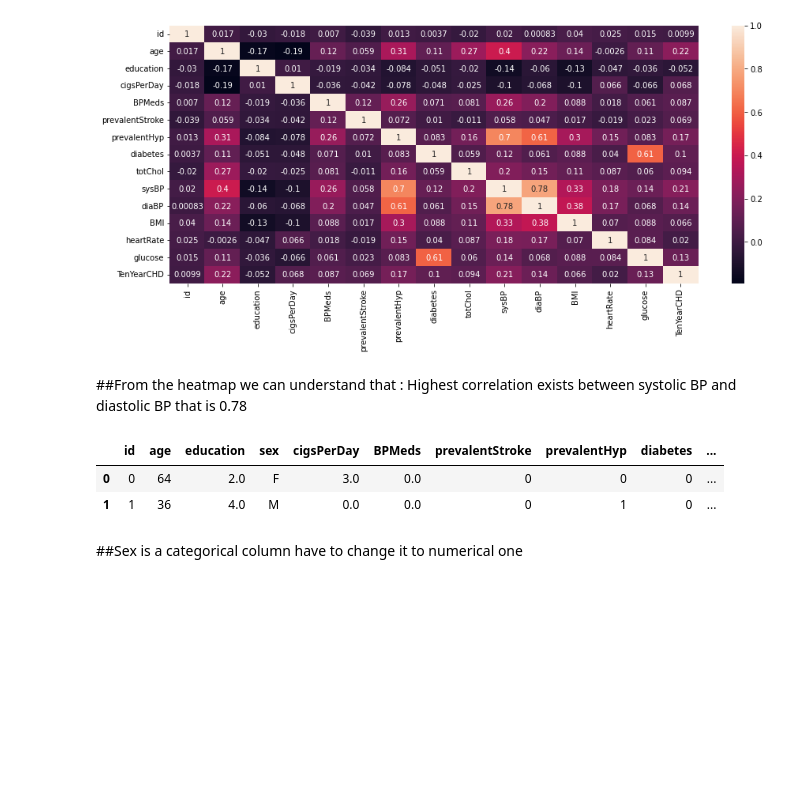
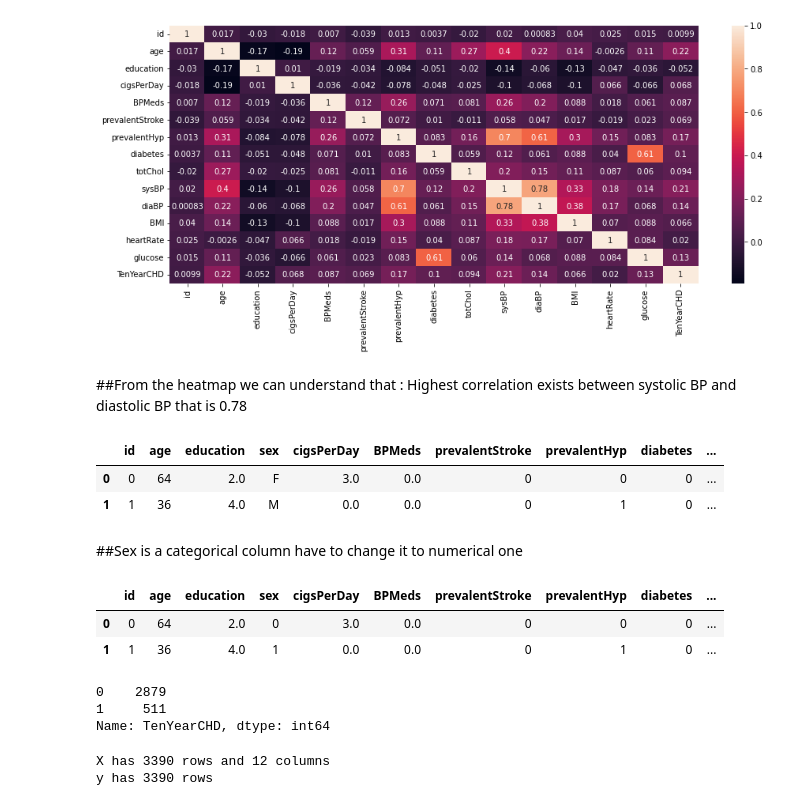
Before and after one commit to Tarungeed/Heart-diease-prediction-, a Jupyter notebook: Heart_diease_prediction_.ipynb, the cells around one changed output. Drawn from its saved outputs; the diff is of its cells as text; code cells hidden in the pictures; blank space fills up the shorter version.

```diff
--- a/Heart_diease_prediction_.ipynb
+++ b/Heart_diease_prediction_.ipynb
@@ -369,3 +369,17 @@ heart_data.head(2)
 # %% [markdown]
 ##Sex is a categorical column
 have to change it to numerical one
+# %%
+heart_data['sex'] =heart_data['sex'].apply(lambda x: 1 if x=='M' else 0)
+# %%
+heart_data.head(2)
+# %% [output]
+|  | id | age | education | sex | cigsPerDay | BPMeds | prevalentStroke | prevalentHyp | diabetes | ... |
+| 0 | 0 | 64 | 2.0 | 0 | 3.0 | 0.0 | 0 | 0 | 0 | ... |
+| 1 | 1 | 36 | 4.0 | 1 | 0.0 | 0.0 | 0 | 1 | 0 | ... |
+# %%
+heart_data['TenYearCHD'].value_counts()
+# %% [output]
+0    2879
+1     511
+Name: TenYearCHD, dtype: int64
@@ -371,0 +399,7 @@ have to change it to numerical one
+# %%
+# The rows and columns of X and y
+print(f'X has {X.shape[0]} rows and {X.shape[1]} columns')
+print(f'y has {y.shape[0]} rows')
+# %% [output]
+X has 3390 rows and 12 columns
+y has 3390 rows
```
Also changed, not shown: parts of 27 cells of this notebook.
